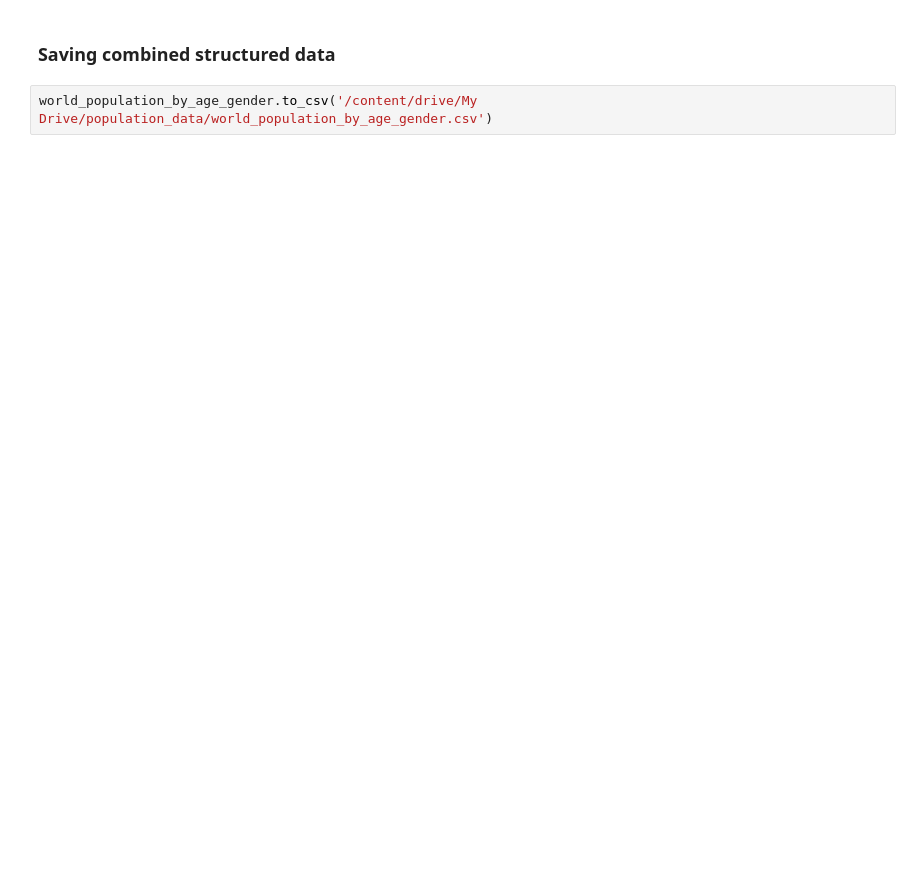
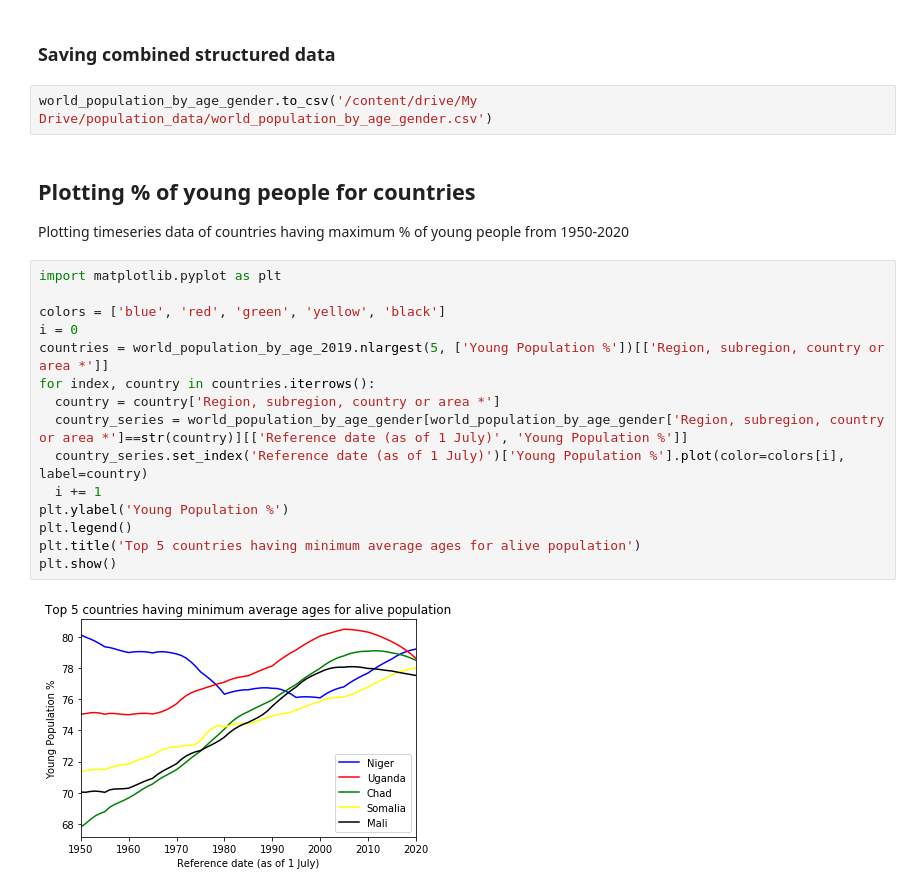
Before and after one commit to t3hami/world-population-facts, a Jupyter notebook: world_population.ipynb, the cells around one changed output. Saved outputs shown, nothing was run; the diff lists cells and outputs as text; blank space fills up the shorter version.

Commit message:
Time series visualization for young people %

```diff
--- a/world_population.ipynb
+++ b/world_population.ipynb
@@ -265,3 +265,23 @@ world_population_by_age_2019.nlargest(50, ['Young Population %'])[['Region, subr
 ### Saving combined structured data
 # %%
 world_population_by_age_gender.to_csv('/content/drive/My Drive/population_data/world_population_by_age_gender.csv')
+# %% [markdown]
+## Plotting % of young people for countries
+Plotting timeseries data of countries having maximum % of young people from 1950-2020
+# %%
+import matplotlib.pyplot as plt
+
+colors = ['blue', 'red', 'green', 'yellow', 'black']
+i = 0
+countries = world_population_by_age_2019.nlargest(5, ['Young Population %'])[['Region, subregion, country or area *']]
+for index, country in countries.iterrows():
+  country = country['Region, subregion, country or area *']
+  country_series = world_population_by_age_gender[world_population_by_age_gender['Region, subregion, country or area *']==str(country)][['Reference date (as of 1 July)', 'Young Population %']]
+  country_series.set_index('Reference date (as of 1 July)')['Young Population %'].plot(color=colors[i], label=country)
+  i += 1
+plt.ylabel('Young Population %')
+plt.legend()
+plt.title('Top 5 countries having minimum average ages for alive population')
+plt.show()
+# %% [output]
+[figure, added]
```
Also changed, not shown: parts of 1 cell of this notebook.
